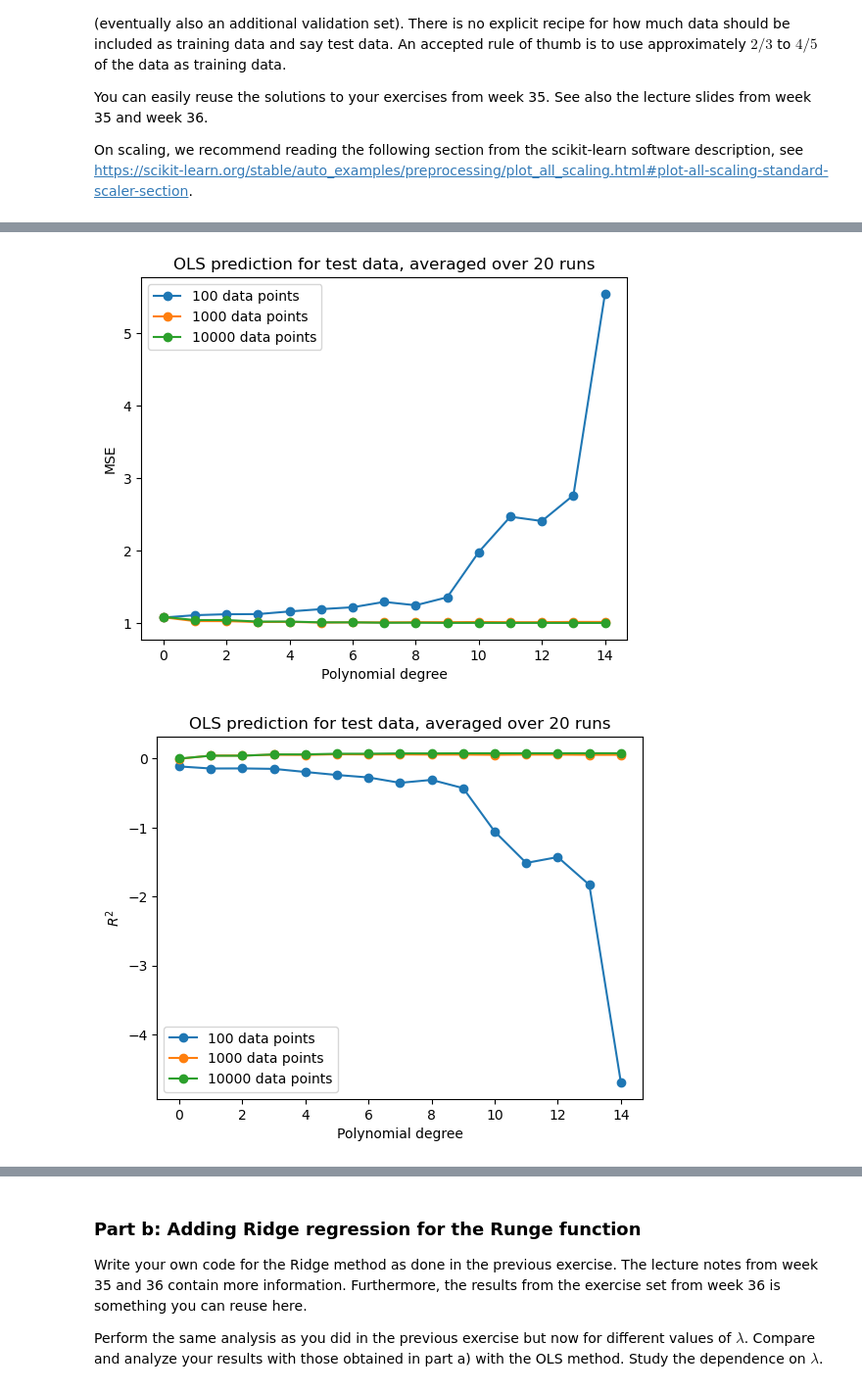
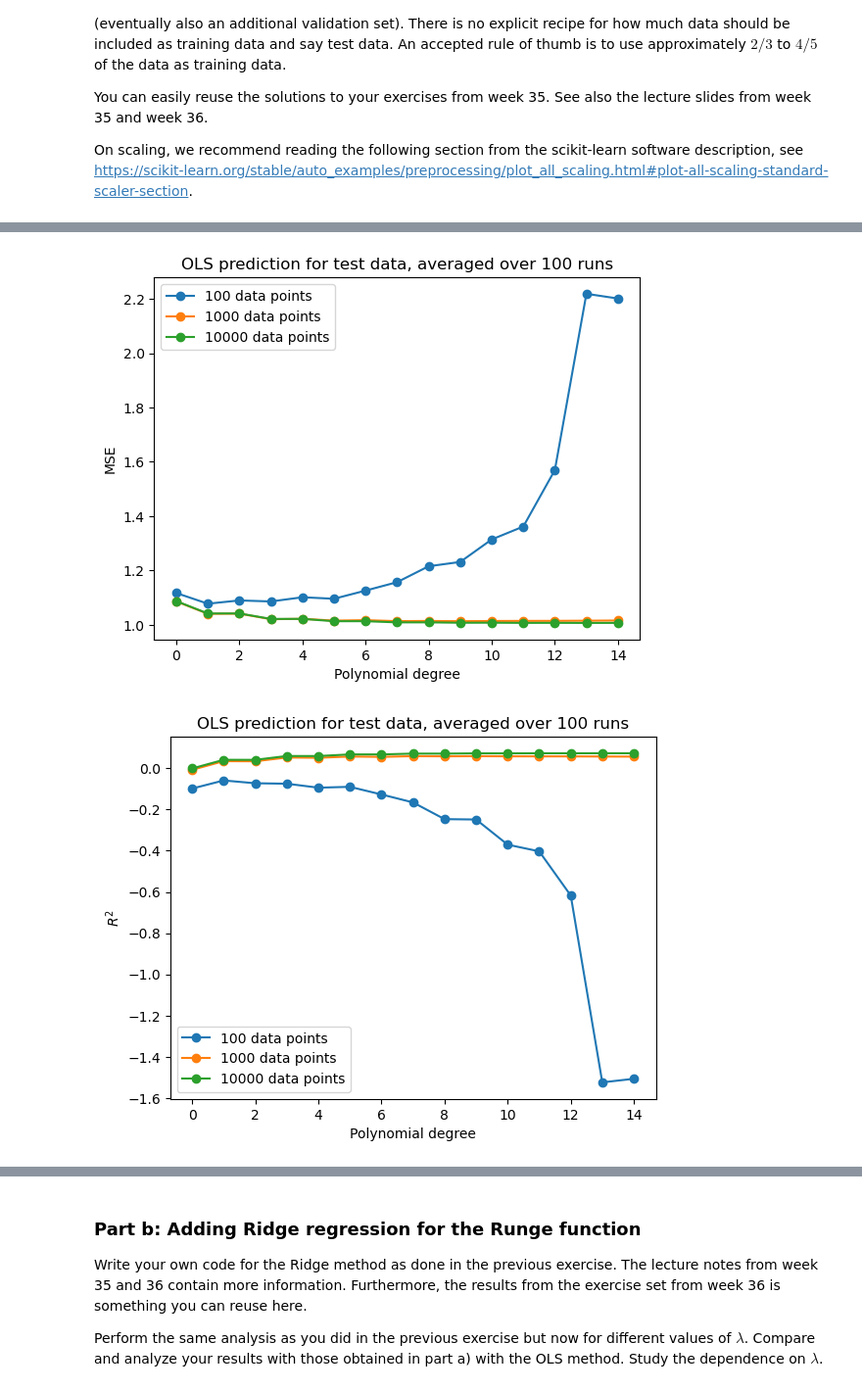
Before and after one commit to Waerstad/4155-Project-1, a Jupyter notebook: Code/project1_main.ipynb, the cells around one changed output, grey strips where cells are left out. Shown at 98% size. Saved outputs shown, nothing was run; the diff lists cells and outputs as text; code cells hidden in the pictures.

```diff
--- a/Code/project1_main.ipynb
+++ b/Code/project1_main.ipynb
@@ -205,10 +205,10 @@ poly_min = 1
 poly_max = 15
 poly_degrees = np.arange(poly_min, poly_max + 1, 1)
 
-runs = 20
+runs = 100
 MSEs_runs_datasize_polys_matrix = np.zeros([runs, len(data_sizes), len(poly_degrees)])
 R2s_runs_datasize_polys_matrix = np.zeros([runs, len(data_sizes), len(poly_degrees)])
-beta0s_runs_datasize_polys_matrix = np.zeros([runs, len(data_sizes), len(poly_degrees)])
+beta1s_runs_datasize_polys_matrix = np.zeros([runs, len(data_sizes), len(poly_degrees)])
 
 for i in range(runs):
 
@@ -226,11 +226,11 @@ for i in range(runs):
             X_test_poly = polynomial_features(x_test, poly_degrees[k], intercept=True)
             predict_y_test_poly = X_test_poly @ beta_poly
 
-            beta0s_runs_datasize_polys_matrix[i,j,k] = beta_poly[1]
+            beta1s_runs_datasize_polys_matrix[i,j,k] = beta_poly[1]
             MSEs_runs_datasize_polys_matrix[i,j,k] = mean_squared_error(y_test, predict_y_test_poly)
             R2s_runs_datasize_polys_matrix[i,j,k] = 1.0 - (np.sum((y_test - predict_y_test_poly)**2)/(np.sum((y_test - np.mean(y_test))**2))) #R2
 
 mean_MSE_datasize_poly = np.mean(MSEs_runs_datasize_polys_matrix, axis=0)
 mean_R2_runs_datasize_polys_matrix = np.mean(R2s_runs_datasize_polys_matrix, axis=0)
-mean_beta0s_runs_datasize_polys_matrix = np.mean(beta0s_runs_datasize_polys_matrix, axis=0)
+mean_beta1s_runs_datasize_polys_matrix = np.mean(beta1s_runs_datasize_polys_matrix, axis=0)
 # %%
@@ -247,31 +248,23 @@ Text(0.5, 1.0, 'Beta evolution')
 # %%
 plt.plot(mean_MSE_datasize_poly[0,:], "o-", label=f"{data_sizes[0]} data points")
 plt.plot(mean_MSE_datasize_poly[1,:], "o-", label=f"{data_sizes[1]} data points")
 plt.plot(mean_MSE_datasize_poly[2,:], "o-", label=f"{data_sizes[2]} data points")
 plt.title(f"OLS prediction for test data, averaged over {runs} runs")
 plt.xlabel("Polynomial degree")
 plt.ylabel("MSE")
 plt.legend()
 plt.show()
 plt.close()
 
 plt.plot(mean_R2_runs_datasize_polys_matrix[0,:], "o-", label=f"{data_sizes[0]} data points")
 plt.plot(mean_R2_runs_datasize_polys_matrix[1,:], "o-", label=f"{data_sizes[1]} data points")
 plt.plot(mean_R2_runs_datasize_polys_matrix[2,:], "o-", label=f"{data_sizes[2]} data points")
 plt.title(f"OLS prediction for test data, averaged over {runs} runs")
 plt.xlabel("Polynomial degree")
 plt.ylabel(r"$R^{2}$")
 plt.legend()
 plt.show()
 plt.close()
-
-plt.plot(mean_beta0s_runs_datasize_polys_matrix[])
-plt.title(f"OLS Beta0, averaged over {runs} runs")
-plt.xlabel("Polynomial degree")
-#plt.ylabel(r"$R^{2}$")
-plt.legend()
-plt.show()
-plt.close()
 # %% [output]
-[figure, old version]
+[figure, new version]
-[figure, old version]
+[figure, new version]
```
Also changed, not shown: parts of 2 cells of this notebook.
